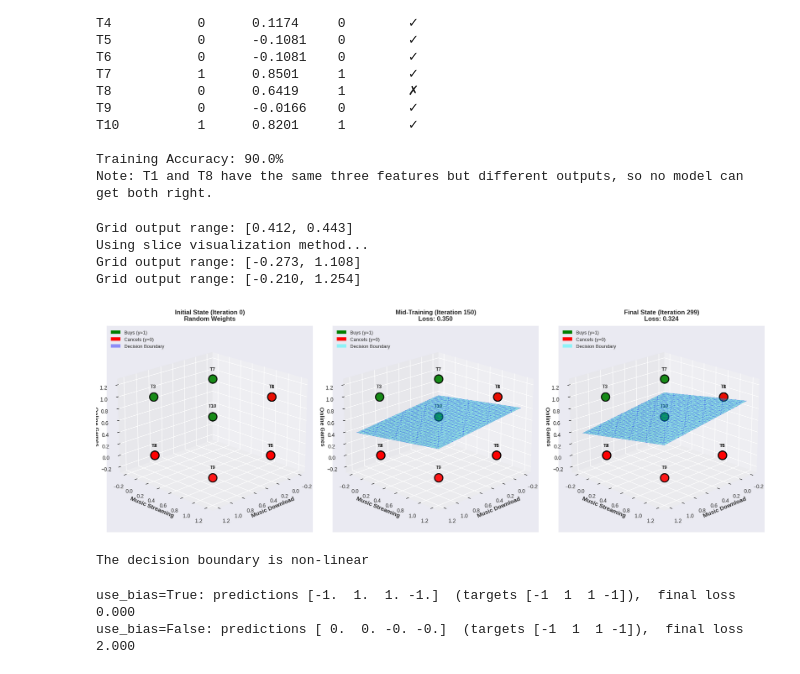
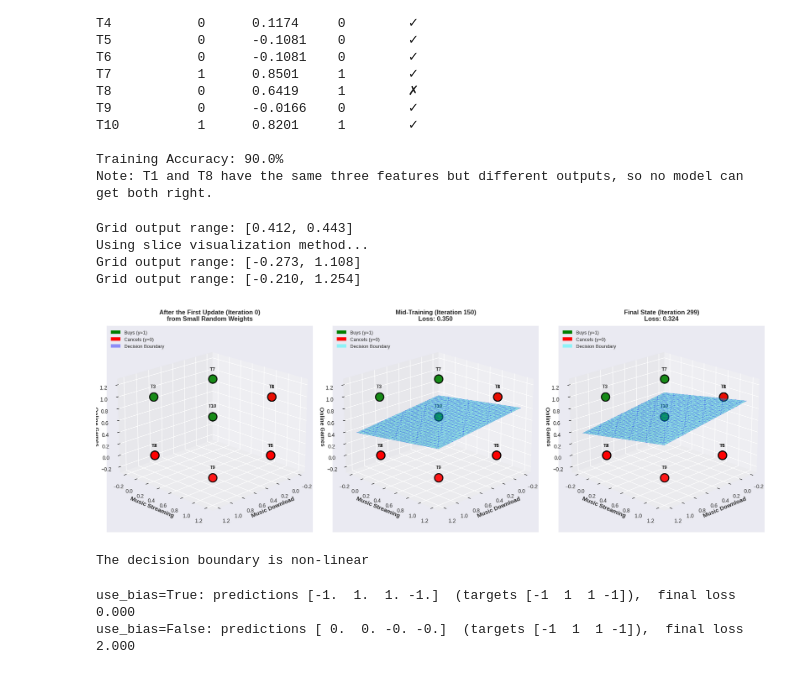
Before and after one commit to HebaNAS/D2xDL-Week7, a Jupyter notebook: NeuralNetworks.ipynb, the cells around one changed output. Cells and saved outputs as stored; diff of their text form; code cells hidden in the pictures.

```diff
--- a/NeuralNetworks.ipynb
+++ b/NeuralNetworks.ipynb
@@ -1748,35 +1748,35 @@ fig = plt.figure(figsize=(18, 6))
 # Initial state
 W_init = history['W'][0]
 v_init = history['v'][0]
 ax1 = fig.add_subplot(131, projection='3d')
 plot_network_decision_surface(ax1, W_init, v_init, X, y, df,
-                              f'Initial State (Iteration 0)\nRandom Weights')
+                              f'After the First Update (Iteration 0)\nfrom Small Random Weights')
 
 # Mid-training
 mid_iter = len(history['W']) // 2
 W_mid = history['W'][mid_iter]
 v_mid = history['v'][mid_iter]
 ax2 = fig.add_subplot(132, projection='3d')
 plot_network_decision_surface(ax2, W_mid, v_mid, X, y, df,
                               f'Mid-Training (Iteration {mid_iter})\nLoss: {history["loss"][mid_iter]:.3f}')
 
 # Final state
 W_final = history['W'][-1]
 v_final = history['v'][-1]
 ax3 = fig.add_subplot(133, projection='3d')
 plot_network_decision_surface(ax3, W_final, v_final, X, y, df,
                               f'Final State (Iteration {MaxIter-1})\nLoss: {history["loss"][-1]:.3f}')
 
 plt.tight_layout()
 plt.show()
 
 print("The decision boundary is non-linear")
 # %% [output]
 Grid output range: [0.412, 0.443]
 Using slice visualization method...
 Grid output range: [-0.273, 1.108]
 Grid output range: [-0.210, 1.254]
-[figure, old version]
+[figure, new version]
 The decision boundary is non-linear
 # %%
 # Train the same two-layer network (Algorithm 25, batch) on XOR: with and without biases
```
Also changed, not shown: parts of 1 cell of this notebook, 3 other files.
